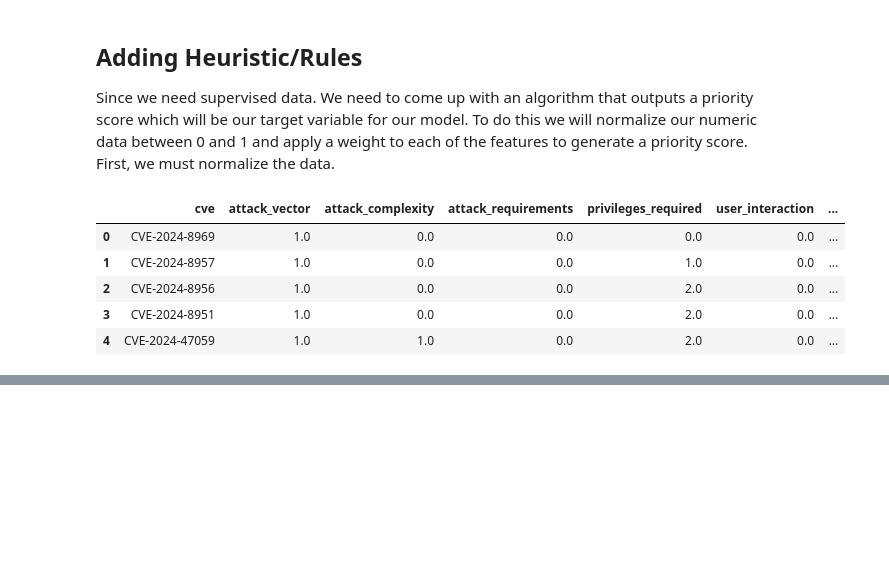
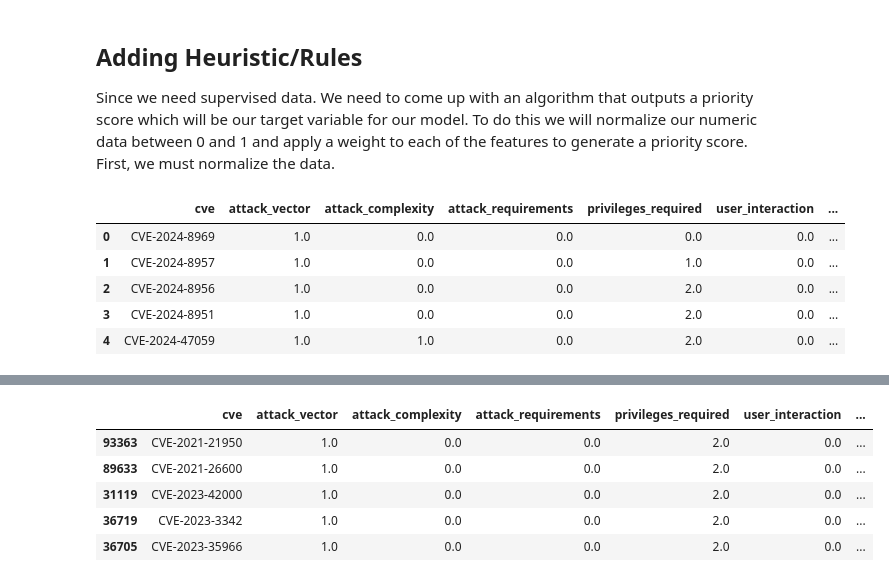
Before and after one commit to ClaytonSnyder/daan881, a Jupyter notebook: Deliverable6/training_data_generation.ipynb, the cells around one changed output, grey strips where cells are left out. Drawn from its saved outputs; the diff is of its cells as text; code cells hidden in the pictures; blank space fills up the shorter version.

Commit message:
Added supervised data

```diff
--- a/Deliverable6/training_data_generation.ipynb
+++ b/Deliverable6/training_data_generation.ipynb
@@ -143,0 +203,19 @@ data_copy.head()
+# %%
+
+number_of_groups = 10
+max_number_of_cves = 500
+min_number_of_cves = 100
+
+dataset_list = []
+
+for group_numner in range(number_of_groups):
+    number_of_cves = random.randint(min_number_of_cves, max_number_of_cves)
+    random_rows = data_copy.sample(n=number_of_cves)
+    random_rows["priority_score"] = random_rows.apply(generate_priority_score, current_data=data_copy, axis=1)
+    random_rows = random_rows.sort_values(by="priority_score", ascending=False)
+    random_rows["group_id"] = group_numner+1
+    dataset_list.append(random_rows)
+
+    print(random_rows.head(n=5))
+
+mega_dataset = pd.concat(dataset_list)
@@ -143,0 +240,9 @@ data_copy.head()
+# %%
+mega_dataset.head()
+# %% [output]
+|  | cve | attack_vector | attack_complexity | attack_requirements | privileges_required | user_interaction | ... |
+| 93363 | CVE-2021-21950 | 1.0 | 0.0 | 0.0 | 2.0 | 0.0 | ... |
+| 89633 | CVE-2021-26600 | 1.0 | 0.0 | 0.0 | 2.0 | 0.0 | ... |
+| 31119 | CVE-2023-42000 | 1.0 | 0.0 | 0.0 | 2.0 | 0.0 | ... |
+| 36719 | CVE-2023-3342 | 1.0 | 0.0 | 0.0 | 2.0 | 0.0 | ... |
+| 36705 | CVE-2023-35966 | 1.0 | 0.0 | 0.0 | 2.0 | 0.0 | ... |
```
Also changed, not shown: parts of 5 cells of this notebook, 4 other files.
